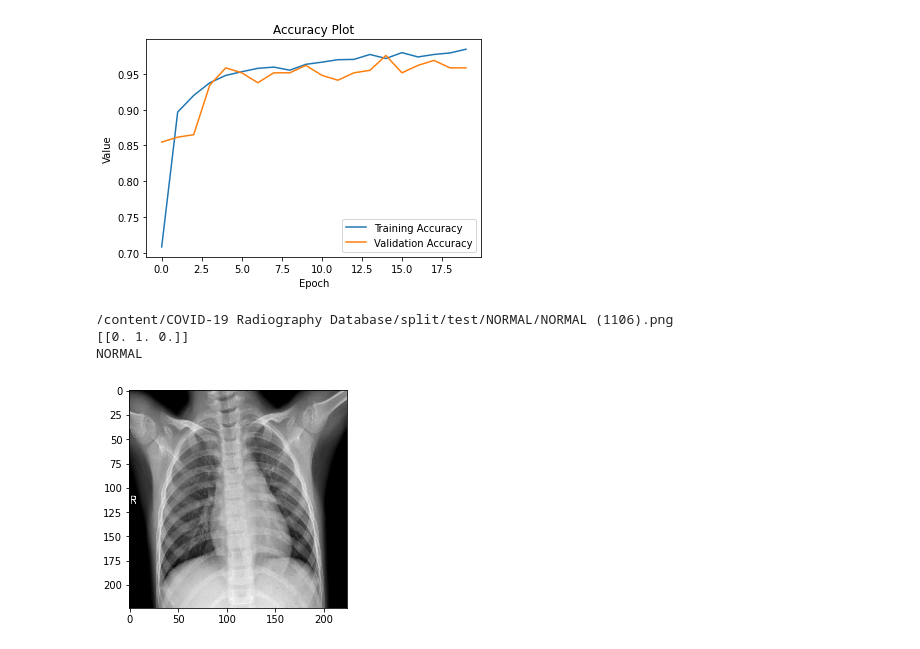
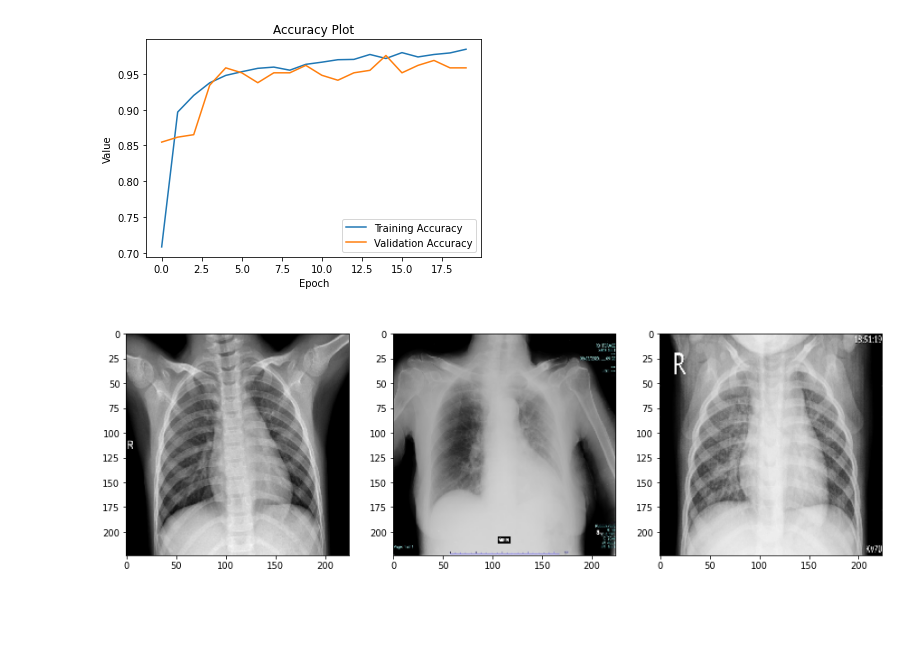
Before and after one commit to BlueHat358/ML-Chest-Disease-Detection-fix, a Jupyter notebook: ML_Chest_Disease_Detection_fix.ipynb, the cells around one changed output. Cells and saved outputs as stored; diff of their text form; code cells hidden in the pictures; blank space fills up the shorter version.

```diff
--- a/ML_Chest_Disease_Detection_fix.ipynb
+++ b/ML_Chest_Disease_Detection_fix.ipynb
@@ -231,45 +251,50 @@ plt.show()
 # %%
 import numpy as np
 from google.colab import files
 from keras.preprocessing import image
 import matplotlib.pyplot as plt
 import matplotlib.image as mpimg
 %matplotlib inline
 
 # upload = files.upload()
 
 # for fn in upload.keys():
 
 fn = [
       [
        "/content/COVID-19 Radiography Database/split/test/NORMAL/NORMAL (1106).png"
       ], [
        "/content/COVID-19 Radiography Database/split/test/COVID-19/COVID-19(182).png"
       ], [
           "/content/COVID-19 Radiography Database/split/test/Viral Pneumonia/Viral Pneumonia (1303).png"
       ]
 ]
 
-path = fn[0][0]
-img = image.load_img(path, target_size=(224,224))
-imgplot = plt.imshow(img)
-x = image.img_to_array(img)
-x = np.expand_dims(x, axis=0)
+fig = plt.figure(figsize=(15,15))
+cols = 3
+rows = 1
 
-images = np.vstack([x])
-classes = model.predict(images, batch_size=BATH_SIZE)
+ax = []
+tlt = ""
 
-print(path)
-print(classes)
+for i in range(cols*rows):
+  path = fn[i][0]
+  img = image.load_img(path, target_size=(224,224))
+  ax.append(fig.add_subplot(rows, cols, i+1))
+  imgplot = plt.imshow(img)
+  x = image.img_to_array(img)
+  x = np.expand_dims(x, axis=0)
+  images = np.vstack([x])
+  classes = model.predict(images, batch_size=BATH_SIZE)
+  if classes[0,0]!=0:
+    title = 'COVID-19'
+  elif classes[0,1]!=0:
+    title = 'NORMAL'
+  else:
+    title = "PNEUMONIA"
 
-if classes[0,0]!=0:
-  print('COVID-19')
-elif classes[0,1]!=0:
-  print('NORMAL')
-else:
-  print("PNEUMONIA")
+  ax[i].set_title(title, fontsize=15, color='w')
+
+plt.show()
 # %% [output]
-/content/COVID-19 Radiography Database/split/test/NORMAL/NORMAL (1106).png
-[[0. 1. 0.]]
-NORMAL
-[figure, old version]
+[figure, new version]
```
Also changed, not shown: parts of 3 cells of this notebook.
